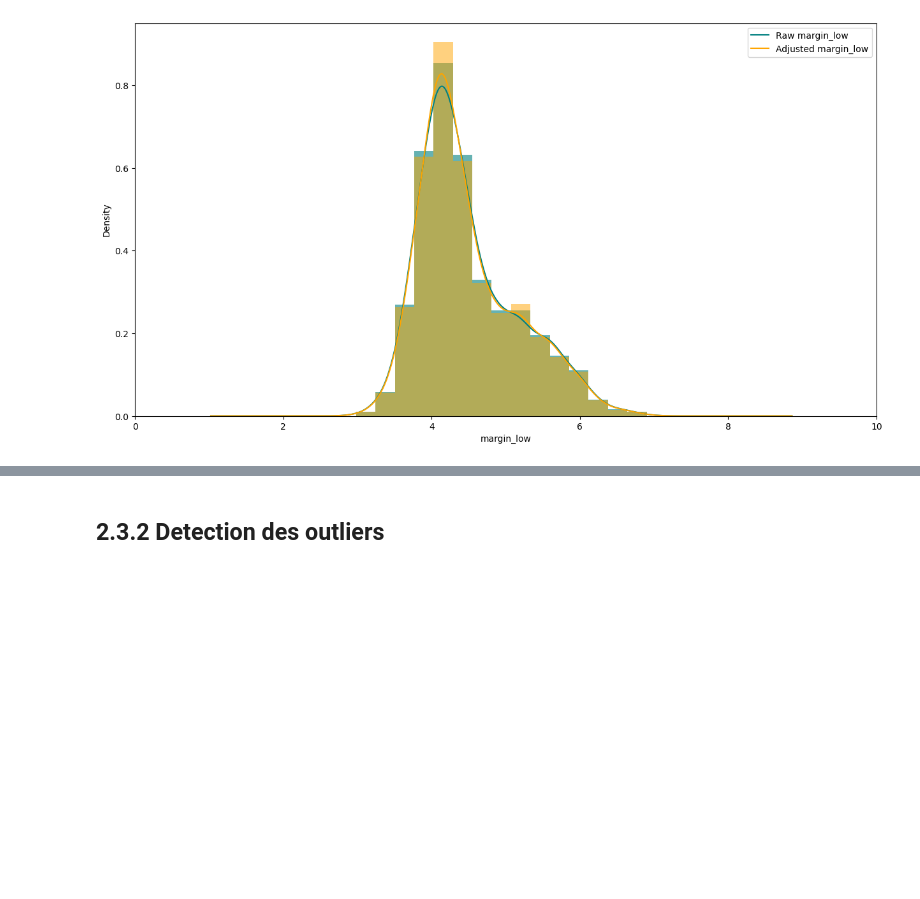
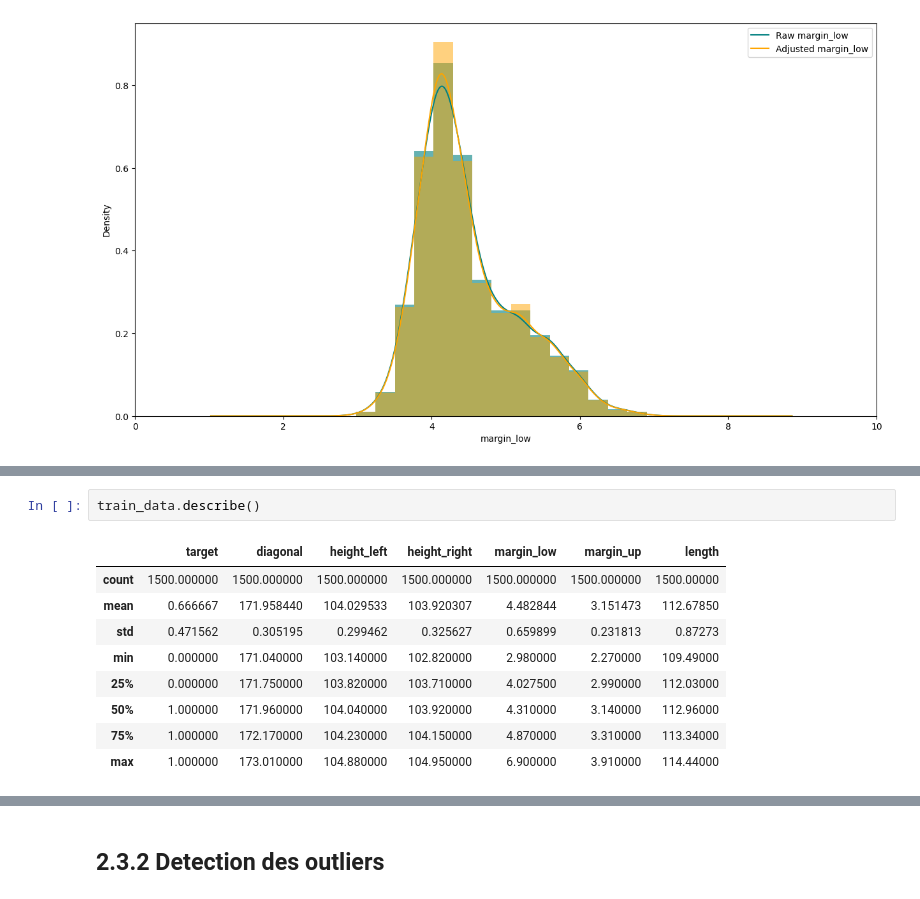
Before and after one commit to Nada-Lahbib/Project_10_Detection_des_faux_billets_avec_Python, a Jupyter notebook: notebooks/LAHBIB_Nada_1_notebook_022024.ipynb, the cells around one changed output, grey strips where cells are left out. Saved outputs shown, nothing was run; the diff lists cells and outputs as text; blank space fills up the shorter version.

```diff
--- a/notebooks/LAHBIB_Nada_1_notebook_022024.ipynb
+++ b/notebooks/LAHBIB_Nada_1_notebook_022024.ipynb
@@ -328,0 +384,12 @@ plt.show()
+# %%
+train_data.describe()
+# %% [output]
+|  | target | diagonal | height_left | height_right | margin_low | margin_up | length |
+| count | 1500.000000 | 1500.000000 | 1500.000000 | 1500.000000 | 1500.000000 | 1500.000000 | 1500.00000 |
+| mean | 0.666667 | 171.958440 | 104.029533 | 103.920307 | 4.482844 | 3.151473 | 112.67850 |
+| std | 0.471562 | 0.305195 | 0.299462 | 0.325627 | 0.659899 | 0.231813 | 0.87273 |
+| min | 0.000000 | 171.040000 | 103.140000 | 102.820000 | 2.980000 | 2.270000 | 109.49000 |
+| 25% | 0.000000 | 171.750000 | 103.820000 | 103.710000 | 4.027500 | 2.990000 | 112.03000 |
+| 50% | 1.000000 | 171.960000 | 104.040000 | 103.920000 | 4.310000 | 3.140000 | 112.96000 |
+| 75% | 1.000000 | 172.170000 | 104.230000 | 104.150000 | 4.870000 | 3.310000 | 113.34000 |
+| max | 1.000000 | 173.010000 | 104.880000 | 104.950000 | 6.900000 | 3.910000 | 114.44000 |
```
Also changed, not shown: parts of 9 cells of this notebook.
